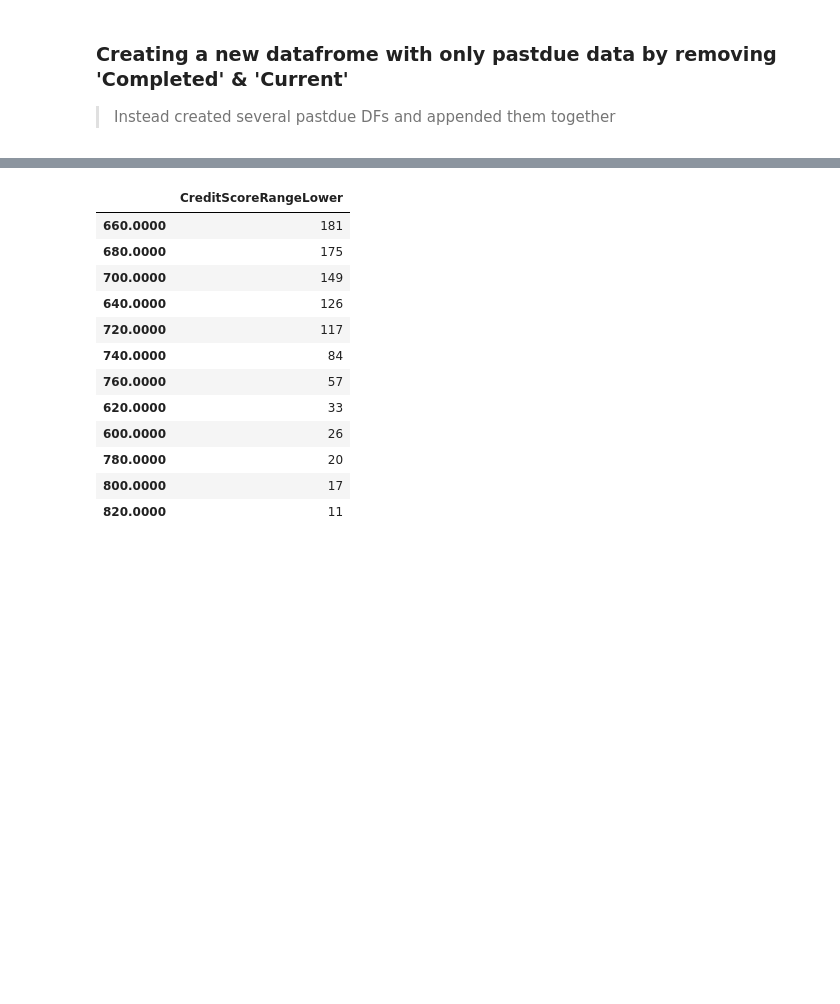
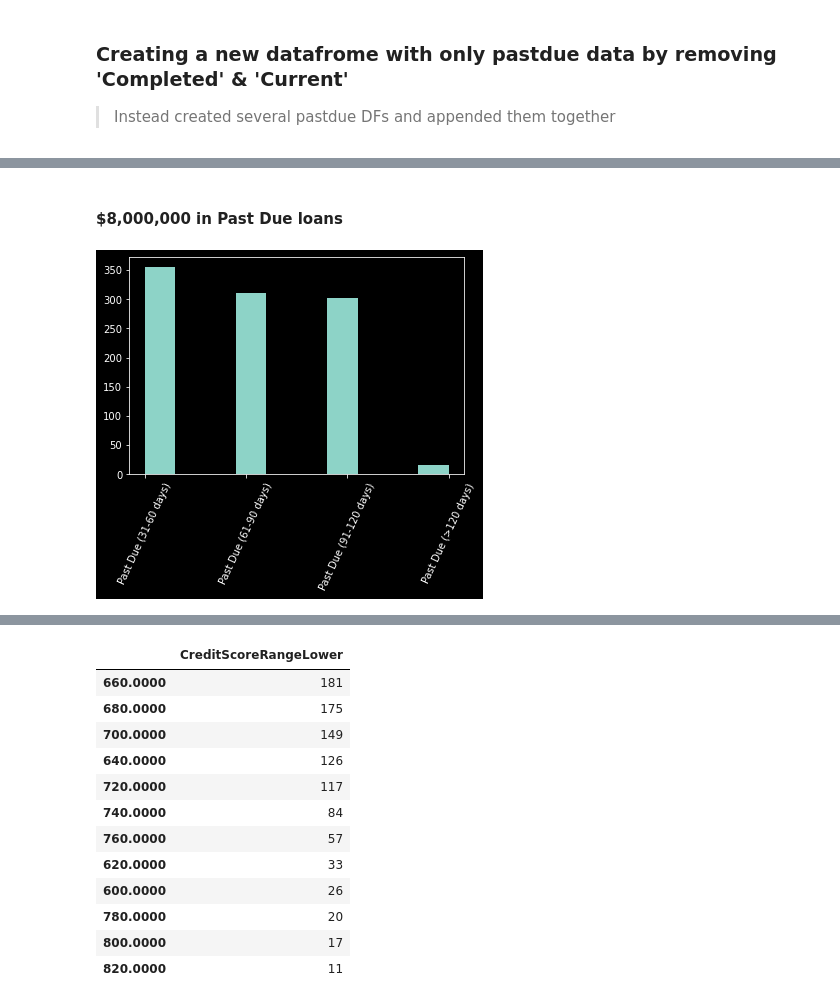
Before and after one commit to aaronremski/Visuals, a Jupyter notebook: prosperloan_extracode.ipynb, the cells around one changed output, grey strips where cells are left out. Drawn from its saved outputs; the diff is of its cells as text; code cells hidden in the pictures; blank space fills up the shorter version.

Commit message:
Continued to remove misc. code & graphs & narrowed focus

```diff
--- a/prosperloan_extracode.ipynb
+++ b/prosperloan_extracode.ipynb
@@ -288,3 +317,13 @@ loanDF3.sample(15)
 | 101294 | 43233373529753262BA1F72 | 63745 | 2006-11-19 05:27:37.540000000 | HR | 36 | Chargedoff | 2007-12-05 00:00:00 | ... |
 | 87212 | EF9B3379628125338FC39AC | 90014 | 2007-01-28 18:41:29.570000000 | E | 36 | Chargedoff | 2008-05-07 00:00:00 | ... |
 | 82078 | 3E423559328380701AD265C | 652167 | 2012-10-10 11:44:44.540000000 | NaN | 36 | FinalPaymentInProgress | NaN | ... |
+# %%
+# get all records that match the query
+past3160 = loanDF.query("LoanStatus == 'Past Due (31-60 days)'")
+past6190 = loanDF.query("LoanStatus == 'Past Due (61-90 days)'")
+past91120 = loanDF.loc[loanDF.LoanStatus == 'Past Due (91-120 days)']
+past120 = loanDF.query("LoanStatus == 'Past Due (>120 days)'")
+
+defaulted = loanDF.query("LoanStatus == 'Defaulted'")
+
+all_past = pd.concat([past3160, past6190, past91120, past120])
@@ -290,0 +337,9 @@ loanDF3.sample(15)
+# %% [markdown]
+#### $8,000,000 in Past Due loans
+# %%
+# plot distribution of LoanStatus where loanstatus == past due
+
+plt.hist(data=all_past, x='LoanStatus')
+plt.xticks(rotation=65);
+# %% [output]
+[figure, added]
```
Also changed, not shown: parts of 21 cells of this notebook, 2 other files.
